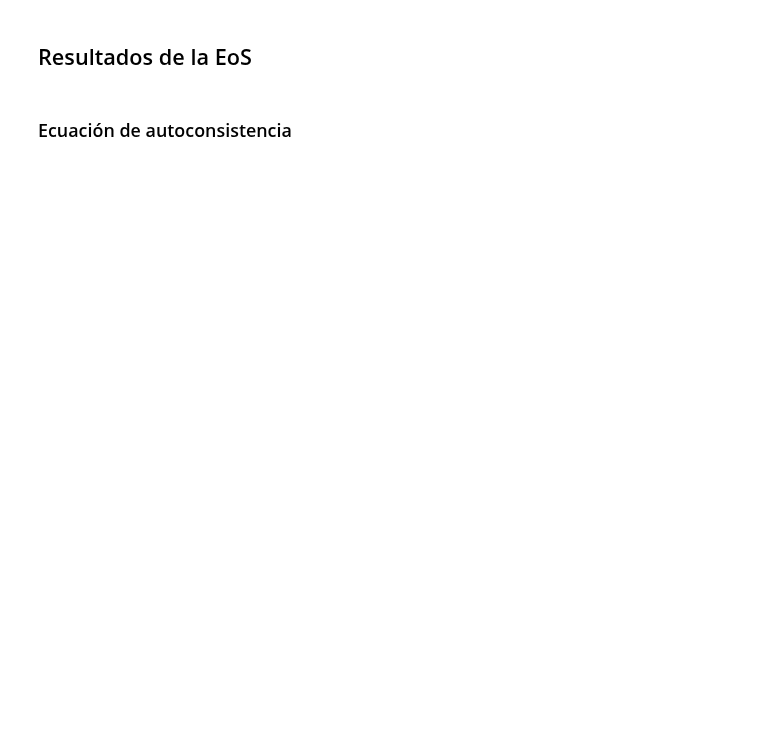
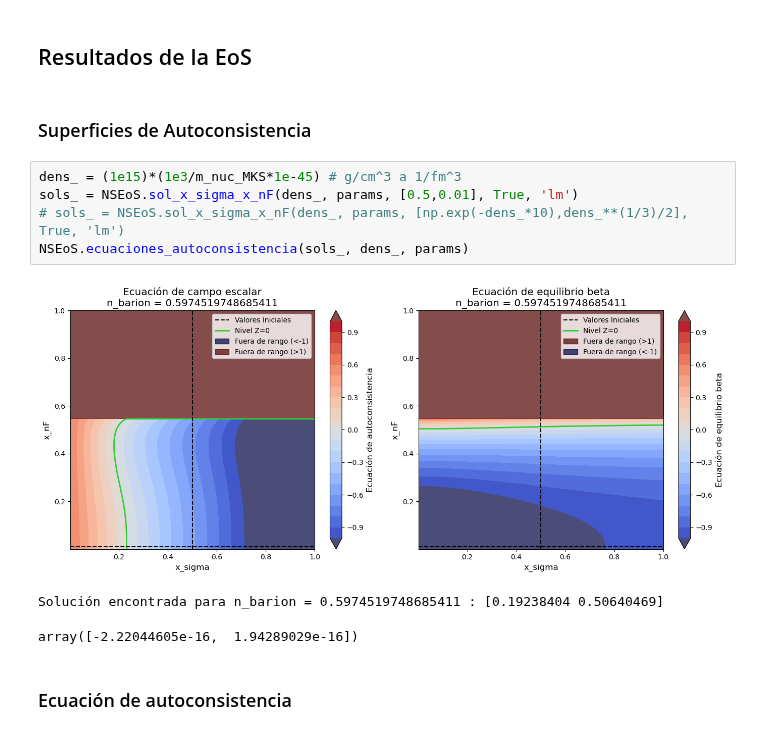
Before and after one commit to Vendetta0462/CalculosSimulaciones, a Jupyter notebook: NS_Structure/neutron-star-matter.ipynb, the cells around one changed output. Cells and saved outputs as stored; diff of their text form; blank space fills up the shorter version.

Commit message:
Correccion de ecuaciones y reestructuración de bloques

```diff
--- a/NS_Structure/neutron-star-matter.ipynb
+++ b/NS_Structure/neutron-star-matter.ipynb
@@ -211,5 +175,16 @@ tov.graficar_solucion(rf, dr, rho_0_lambda*rho_nat_to_MKS, rho_P, P_central, den
 # %% [markdown]
 ## Resultados de la EoS
+# %% [markdown]
+### Superficies de Autoconsistencia
+# %%
+dens_ = (1e15)*(1e3/m_nuc_MKS*1e-45) # g/cm^3 a 1/fm^3
+sols_ = NSEoS.sol_x_sigma_x_nF(dens_, params, [0.5,0.01], True, 'lm')
+# sols_ = NSEoS.sol_x_sigma_x_nF(dens_, params, [np.exp(-dens_*10),dens_**(1/3)/2], True, 'lm')
+NSEoS.ecuaciones_autoconsistencia(sols_, dens_, params)
+# %% [output]
+[figure, added]
+Solución encontrada para n_barion = 0.5974519748685411 : [0.19238404 0.50640469]
+array([-2.22044605e-16,  1.94289029e-16])
 # %% [markdown]
 ### Ecuación de autoconsistencia
 # %%
```
Also changed, not shown: parts of 15 cells of this notebook, 1 other file.
